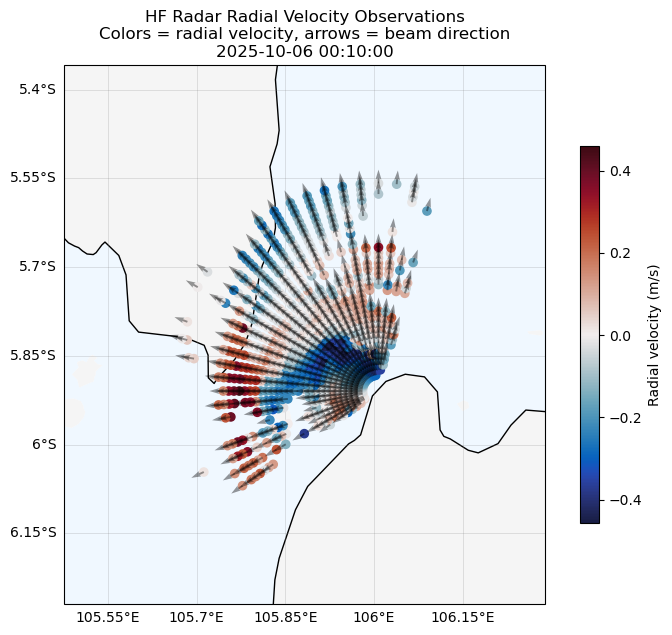
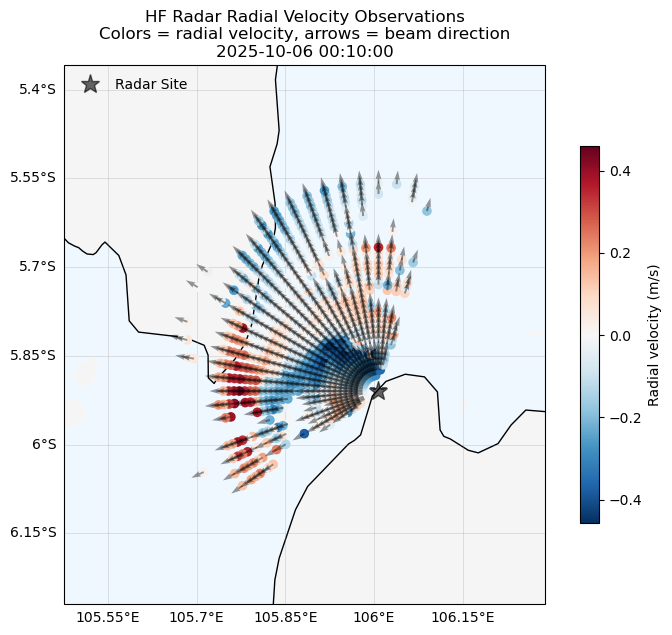
Code edit (unified diff) that turned the first committed figure into the second:
--- before
+++ after
@@ -1,8 +1,14 @@
+# BATU radar site (global attributes of the raw netcdf files)
+radar_lat = -5.9094833
+radar_lon = 106.0075000
+
 plot_time = sorted(df_radial["time"].unique())[0]
-this = df_radial[df_radial["time"] == plot_time].copy()
+this_obs  = df_radial[df_radial["time"] == plot_time].copy()
 
-theta = np.deg2rad(this["bearing_angle"])
+lons, lats, data = this_obs['longitude'], this_obs['latitude'], this_obs['observation']
 
-# Bearing angle convention: 0 = east, 90 = north
+theta = np.deg2rad(this_obs["bearing_angle"])
+
+# Bearing: degrees clockwise from true north
 dx = np.sin(theta)
 dy = np.cos(theta)
@@ -18,9 +24,6 @@
 ax.add_feature(cfeature.BORDERS, linewidth=0.5)
 
-sc = ax.scatter(
-    this["longitude"],
-    this["latitude"],
-    c=this["observation"],
-    cmap=cmocean.cm.balance,
+sc = ax.scatter(lons, lats, c = data, 
+    cmap='RdBu_r',
     s=35,
     transform=proj,
@@ -28,21 +31,14 @@
 )
 
-ax.quiver(
-    this["longitude"],
-    this["latitude"],
-    dx,
-    dy,
+ax.quiver(lons, lats, dx, dy,  
     transform=proj,
-    scale=35,
-    width=0.004,
-    color="k",
-    alpha=0.4,
-    zorder=5,
+    scale=35 , width=0.004,
+    color="k", alpha=0.4, zorder=5,
 )
 
 plt.colorbar(sc, ax=ax, label="Radial velocity (m/s)", shrink=0.7)
 
-lon_min, lon_max = this["longitude"].min(), this["longitude"].max()
-lat_min, lat_max = this["latitude"].min(), this["latitude"].max()
+lon_min, lon_max = lons.min(), lons.max()
+lat_min, lat_max = lats.min(), lats.max()
 
 ax.set_extent(
@@ -55,4 +51,13 @@
 gl.right_labels = False
 
+ax.plot(radar_lon, radar_lat,
+    marker="*", markersize=14,
+    color="k", linestyle="None", alpha=0.6,
+    transform=proj,
+    label="Radar Site",
+)
+
+ax.legend(loc="upper left", frameon=False)
+
 ax.set_title(
     f"HF Radar Radial Velocity Observations\n"
@@ -63,6 +68,7 @@
 plt.show()
 
-display(Markdown("""
+display(Markdown(f"""
 ### Interpretation of Radial Velocity Observations
+**Radar site:** BATU ({radar_lat:.3f}°, {radar_lon:.3f}°)
 
 HF radar radial velocity observations measure only the component of the surface current along the radar beam direction. Unlike total velocity observations, a single radial measurement does not provide the full horizontal current vector.

Commit: Bug Fixes